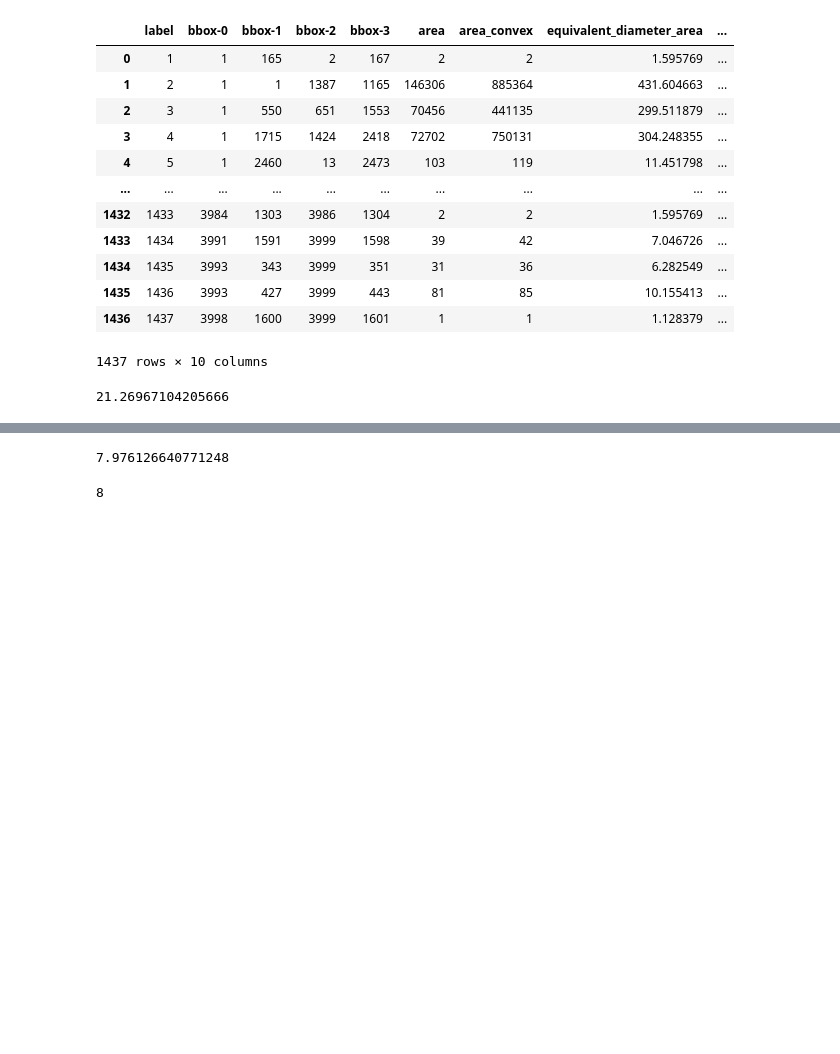
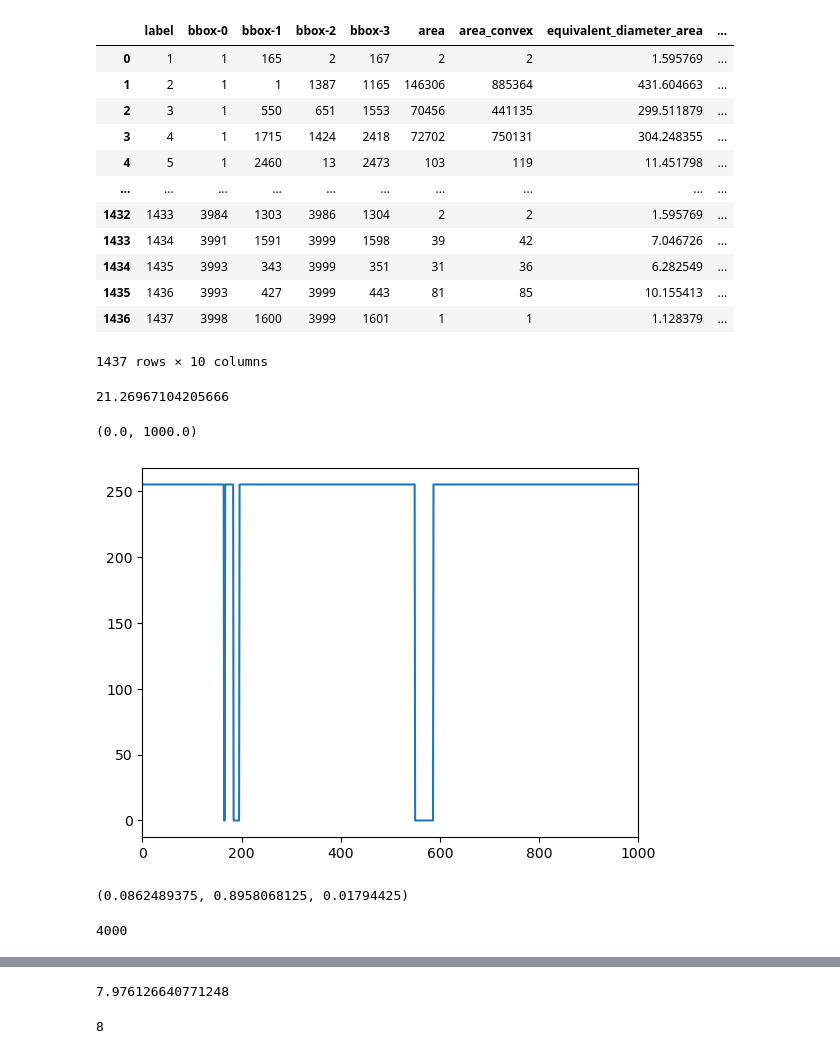
Before and after one commit to potsci/random_projects, a Jupyter notebook: find_eutectic_isles.ipynb, the cells around one changed output, grey strips where cells are left out. Drawn from its saved outputs; the diff is of its cells as text; code cells hidden in the pictures; blank space fills up the shorter version.

```diff
--- a/find_eutectic_isles.ipynb
+++ b/find_eutectic_isles.ipynb
@@ -97,3 +96,10 @@ mean_diameter=df.loc[(df['area_convex']>5),'axis_minor_length'].mean()
 mean_diameter ## we want to use this to find the appropriate parameter for the dilation
 # %% [output]
 21.26967104205666
+# %%
+img[1,:]
+plt.plot(img[1,:])
+plt.xlim(0,1000)
+# %% [output]
+(0.0, 1000.0)
+[figure, added]
@@ -99,0 +137,8 @@ mean_diameter ## we want to use this to find the appropriate parameter for the d
+# %%
+frac_laves,frac_mg,frac_mg_eut
+# %% [output]
+(0.0862489375, 0.8958068125, 0.01794425)
+# %%
+img.shape[0]
+# %% [output]
+4000
```
Also changed, not shown: parts of 10 cells of this notebook, 11 other files.
